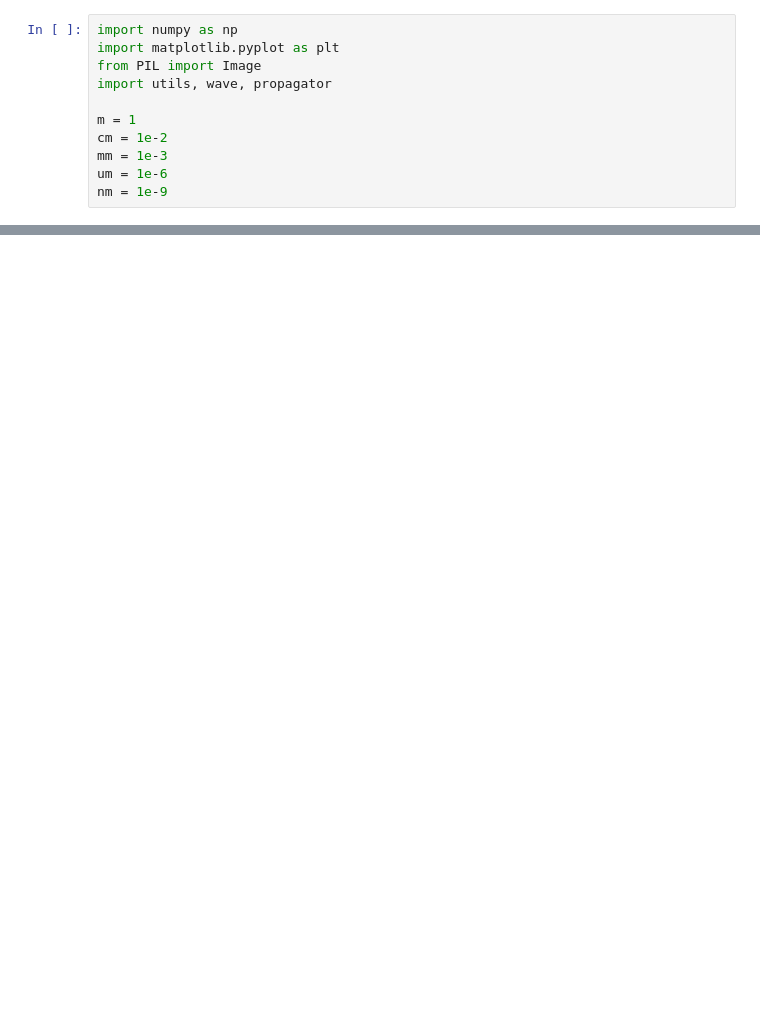
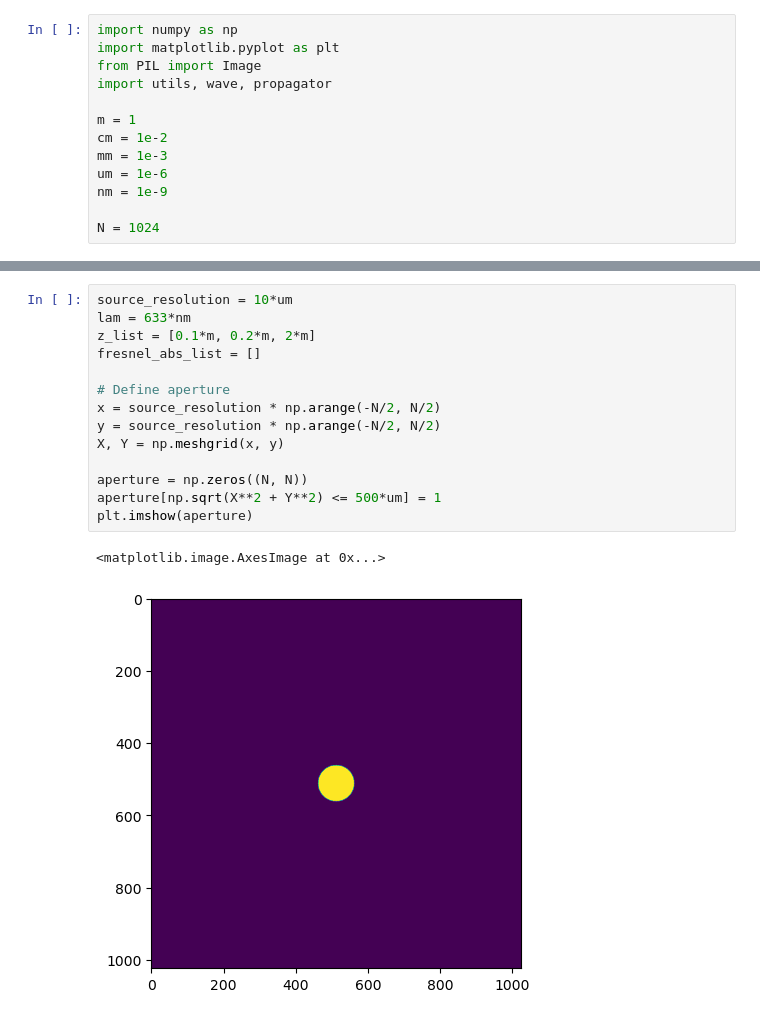
Before and after one commit to rkka02/holography_v0, a Jupyter notebook: test.ipynb, the cells around one changed output, grey strips where cells are left out. Drawn from its saved outputs; the diff is of its cells as text; blank space fills up the shorter version.

```diff
--- a/test.ipynb
+++ b/test.ipynb
@@ -9,3 +9,5 @@ cm = 1e-2
 mm = 1e-3
 um = 1e-6
 nm = 1e-9
+
+N = 1024
@@ -44,0 +80,17 @@ plt.imshow(np.abs(recon))
+# %%
+source_resolution = 10*um
+lam = 633*nm
+z_list = [0.1*m, 0.2*m, 2*m]
+fresnel_abs_list = []
+
+# Define aperture
+x = source_resolution * np.arange(-N/2, N/2)
+y = source_resolution * np.arange(-N/2, N/2)
+X, Y = np.meshgrid(x, y)
+
+aperture = np.zeros((N, N))
+aperture[np.sqrt(X**2 + Y**2) <= 500*um] = 1
+plt.imshow(aperture)
+# %% [output]
+<matplotlib.image.AxesImage at 0x...>
+[figure, added]
```
Also changed, not shown: parts of 7 cells of this notebook, 11 other files.
